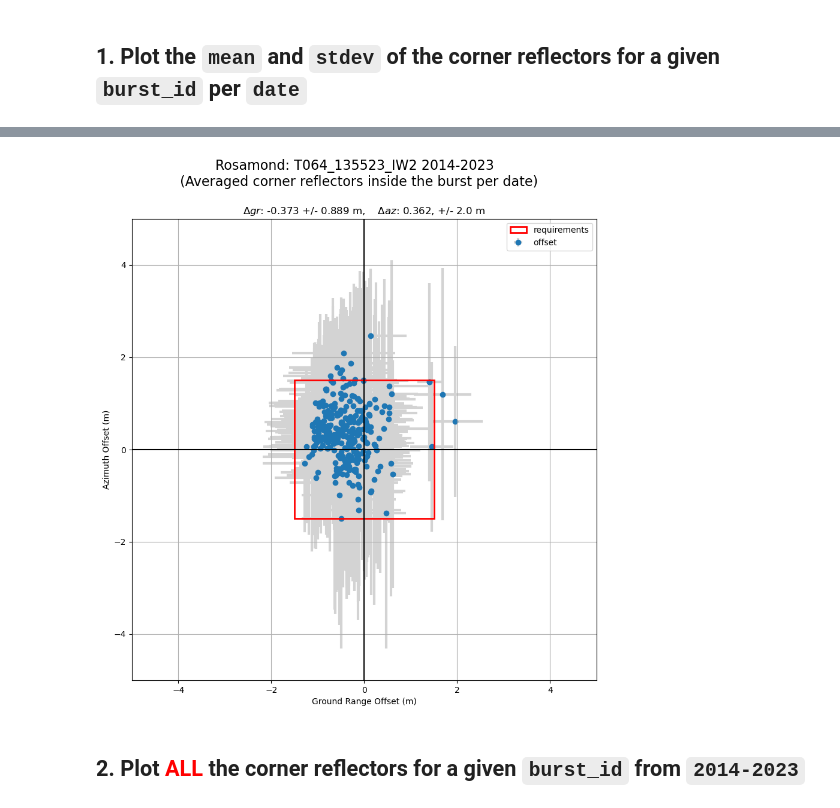
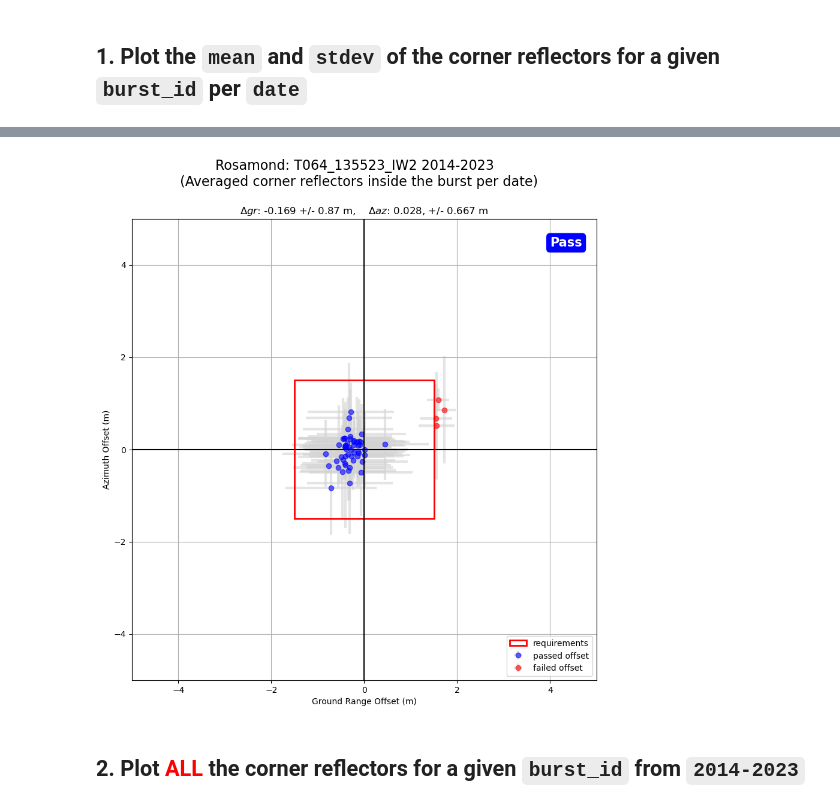
Before and after one commit to OPERA-Cal-Val/calval-CSLC, a Jupyter notebook: util_notebooks/plot_ALE_results_template.ipynb, the cells around one changed output, grey strips where cells are left out. Saved outputs shown, nothing was run; the diff lists cells and outputs as text; code cells hidden in the pictures.

```diff
--- a/util_notebooks/plot_ALE_results_template.ipynb
+++ b/util_notebooks/plot_ALE_results_template.ipynb
@@ -22,7 +22,8 @@ outcsv1 = f'ALE_{cr_network}_{burst_id.upper()}.csv'
 outcsv2 = f'ALE_{cr_network}_{burst_id.upper()}_ID.csv'
 # %%
 # Read csv results
-df = pd.read_csv(f'{save_dir}/summary/{outcsv1}', sep=',', header=3)
+df = pd.read_csv(f'{save_dir}/summary/{outcsv1}', sep=',')
 del df[df.columns[0]]
 df.columns = ['Date','EW_avg','EW_std','NS_avg','NS_std','GRg_avg','GRg_std','Az_avg','Az_std']
 df['Date'] = pd.to_datetime(df['Date'],format='%Y%m%d')
+df.head()
@@ -29 +37,10 @@ df['Date'] = pd.to_datetime(df['Date'],format='%Y%m%d')
+# %%
+def if_pass(ts,requirement):
+    bool_pass = (ts > -requirement) & (ts < requirement)
+    pass_rate = np.count_nonzero(bool_pass)/len(bool_pass)
+    return bool_pass, pass_rate, pass_rate>0.8
+# %%
+# Evaluate if the point is passing the requirement or not
+rg_bool_pass, rg_pass_rate, rg_pass_or_not = if_pass(df['GRg_avg'],1.5)
+az_bool_pass, az_pass_rate, az_pass_or_not = if_pass(df['Az_avg'],1.5)
 # %%
@@ -52,23 +79,28 @@ fig.savefig(f'{save_dir}/pngs/ALE_summary_{cr_network}_{burst_id.upper()}_ts_gra
 # %%
 fig, ax = plt.subplots(1,1,figsize=(10,10),sharex=True)
 ale_req = patches.Rectangle((-1.5, 1.5), 3, -3, linewidth=2, edgecolor='r', facecolor='none',label='requirements')  #OPERA ALE requirements
-offset = ax.errorbar(df.GRg_avg, df.Az_avg,xerr=df.GRg_std,yerr=df.Az_std,marker='o',linestyle=' ',ecolor='lightgray', linewidth=3, capsize=0, zorder=0, label='offset')
+ax.errorbar(df['GRg_avg'][rg_bool_pass & az_bool_pass],df['Az_avg'][rg_bool_pass & az_bool_pass],xerr=df['GRg_std'][rg_bool_pass & az_bool_pass],yerr=df['Az_std'][rg_bool_pass & az_bool_pass],marker='o',color='b',linestyle=' ',ecolor='lightgray', elinewidth=3, capsize=0, alpha=0.6, zorder=0,label='passed offset')
+ax.errorbar(df['GRg_avg'][~rg_bool_pass | ~az_bool_pass],df['Az_avg'][~rg_bool_pass | ~az_bool_pass],xerr=df['GRg_std'][~rg_bool_pass | ~az_bool_pass],yerr=df['Az_std'][~rg_bool_pass | ~az_bool_pass],marker='o',color='r',linestyle=' ',ecolor='lightgray', elinewidth=3, capsize=0, alpha=0.6, zorder=0,label='failed offset')
+if rg_pass_or_not:
+   ax.text(0.90,0.94,'Pass',color='w',size=15,weight='bold',transform = ax.transAxes,bbox=dict(facecolor='blue',boxstyle='round',edgecolor='none'))
+else:
+   ax.text(0.90,0.94,'Fail',color='w',size=15,weight='bold',transform = ax.transAxes,bbox=dict(facecolor='red',boxstyle='round',edgecolor='none'))
 ax.grid(True)
 ax.set_xlim(-5,5)
 ax.set_ylim(-5,5)
 ax.axhline(0, color='black')
 ax.axvline(0, color='black')
 ax.set_title(f'$\Delta gr$: {np.round(df.GRg_avg.mean(),3)} +/- {np.round(df.GRg_std.mean(),3)} m, \
    $\Delta az$: {np.round(df.Az_avg.mean(),3)}, +/- {np.round(df.Az_std.mean(),3)} m')
 ax.set_xlabel('Ground Range Offset (m)')
 ax.set_ylabel('Azimuth Offset (m)')
 nl = '\n'
 fig.suptitle(f"{cr_network}: {burst_id.upper()} 2014-2023 {nl} (Averaged corner reflectors inside the burst per date)", fontsize=16)
 ax.add_patch(ale_req)
-ax.legend()
+ax.legend(loc = 'lower right',frameon=True)
 fig.savefig(f'{save_dir}/pngs/ALE_summary_{cr_network}_{burst_id.upper()}_grazi_mean.png',dpi=300,bbox_inches='tight')
 # %% [output]
-[figure, old version]
+[figure, new version]
 # %% [markdown]
 ## 2. Plot <span style="color:red">ALL</span> the corner reflectors for a given `burst_id` from `2014-2023`
 # %%
```
Also changed, not shown: parts of 7 cells of this notebook, 6 other files.
